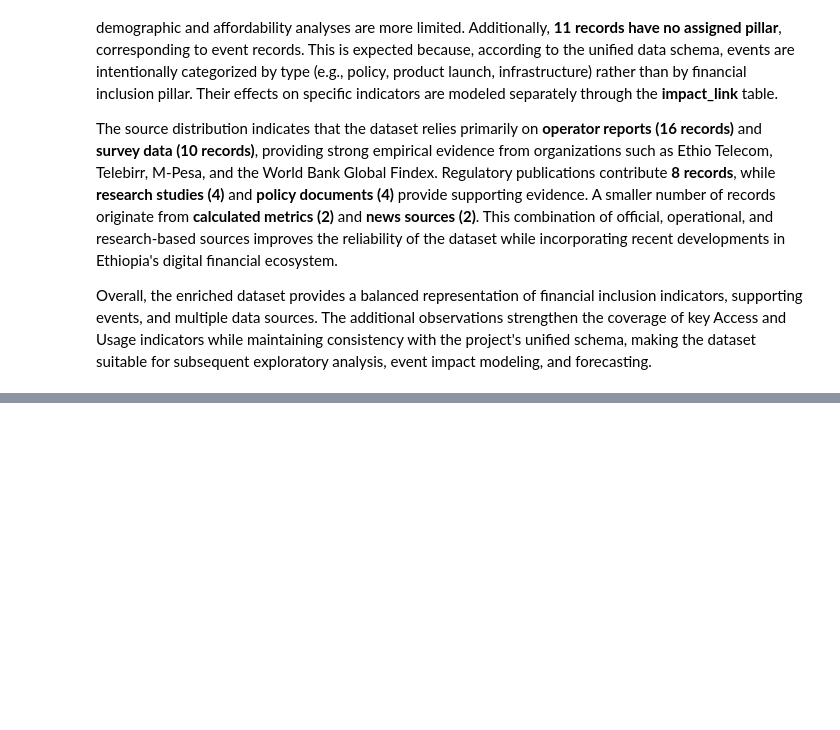
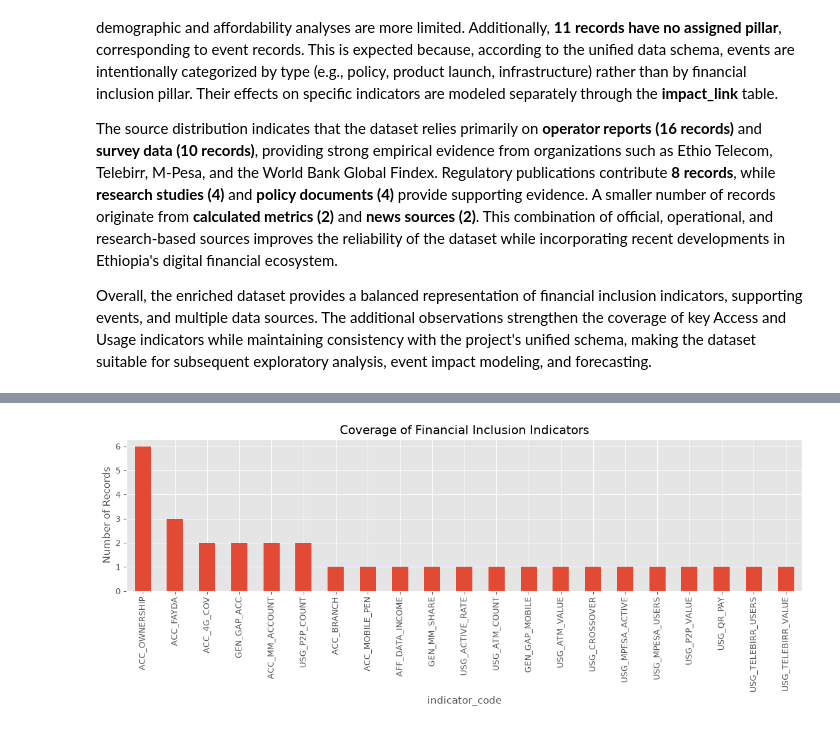
Before and after one commit to Lalisecf/ethiopia-fi-forecast-week11, a Jupyter notebook: notebooks/task_2_eda.ipynb, the cells around one changed output, grey strips where cells are left out. Saved outputs shown, nothing was run; the diff lists cells and outputs as text; code cells hidden in the pictures; blank space fills up the shorter version.

```diff
--- a/notebooks/task_2_eda.ipynb
+++ b/notebooks/task_2_eda.ipynb
@@ -210,0 +381,15 @@ Overall, the enriched dataset provides a balanced representation of financial in
+# %%
+#Observation records only
+observations = df[
+    df["record_type"]=="observation"
+].copy()
+# %%
+#Coverage
+indicator_coverage = (
+    observations
+    .groupby("indicator_code")
+    .size()
+    .sort_values(ascending=False)
+)
+
+indicator_coverage
@@ -210,0 +414,15 @@ Overall, the enriched dataset provides a balanced representation of financial in
+# %%
+#Visualization
+plt.figure(figsize=(12,5))
+
+indicator_coverage.plot(kind="bar")
+
+plt.ylabel("Number of Records")
+
+plt.title("Coverage of Financial Inclusion Indicators")
+
+plt.tight_layout()
+
+plt.show()
+# %% [output]
+[figure, added]
```
Also changed, not shown: parts of 21 cells of this notebook.
